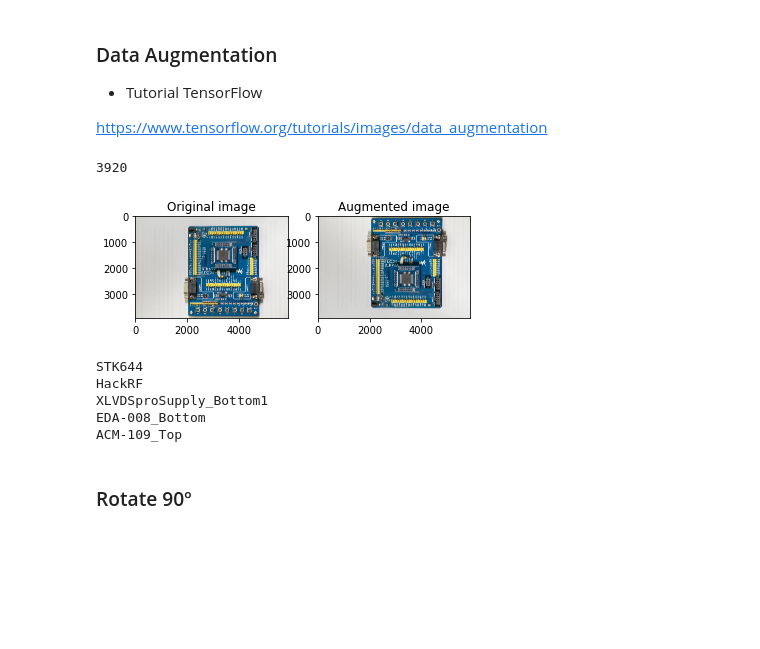
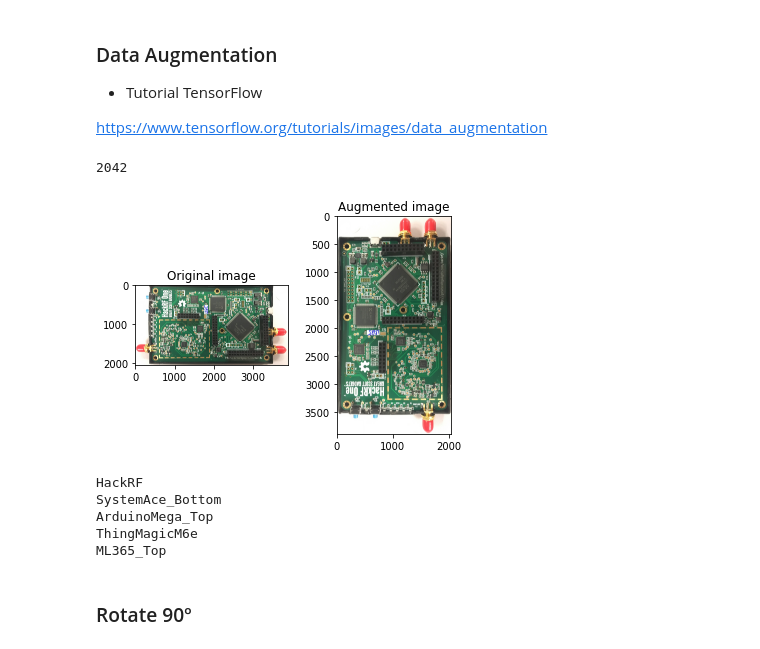
Before and after one commit to jumidlej/Improved-YOLOv3-Prototype, a Jupyter notebook: augmentation/traditional.ipynb, the cells around one changed output. Drawn from its saved outputs; the diff is of its cells as text; code cells hidden in the pictures; blank space fills up the shorter version.

```diff
--- a/augmentation/traditional.ipynb
+++ b/augmentation/traditional.ipynb
@@ -30,3 +27,6 @@ label_dir = '/home/ju/Documentos/projetos/pcb_detection/Improved-YOLOv3-Prototyp
+# %%
+data_dir = '/home/jacq/Documentos/Datasets/pcb_augmented/images'
+label_dir = '/home/jacq/Documentos/Datasets/pcb_augmented/labels'
 # %%
 list_ds = tf.data.Dataset.list_files(str(data_dir+'*/*'), shuffle=False)
 list_ds = list_ds.shuffle(47, reshuffle_each_iteration=False)
@@ -48,23 +48,23 @@ def visualize(original, augmented):
 # %%
 for f in list_ds.take(1):
     image = process_path(f.numpy())
     print(int(tf.shape(image)[0]))
-    flipped = tf.image.flip_up_down(image/255)
+    flipped = tf.image.rot90(image/255)
     visualize(image/255, flipped)
 # %% [output]
-3920
+2042
-[figure, old version]
+[figure, new version]
 # %%
 for f in list_ds.take(5):
     image_name = str(f.numpy()).split("/")
     image_name = image_name[-1].split(".")[0]
     print(image_name)
 # %% [output]
-STK644
 HackRF
-XLVDSproSupply_Bottom1
-EDA-008_Bottom
-ACM-109_Top
+SystemAce_Bottom
+ArduinoMega_Top
+ThingMagicM6e
+ML365_Top
 # %% [markdown]
 ### Rotate 90º
 # %%
```
Also changed, not shown: parts of 3 cells of this notebook, 39 other files.
